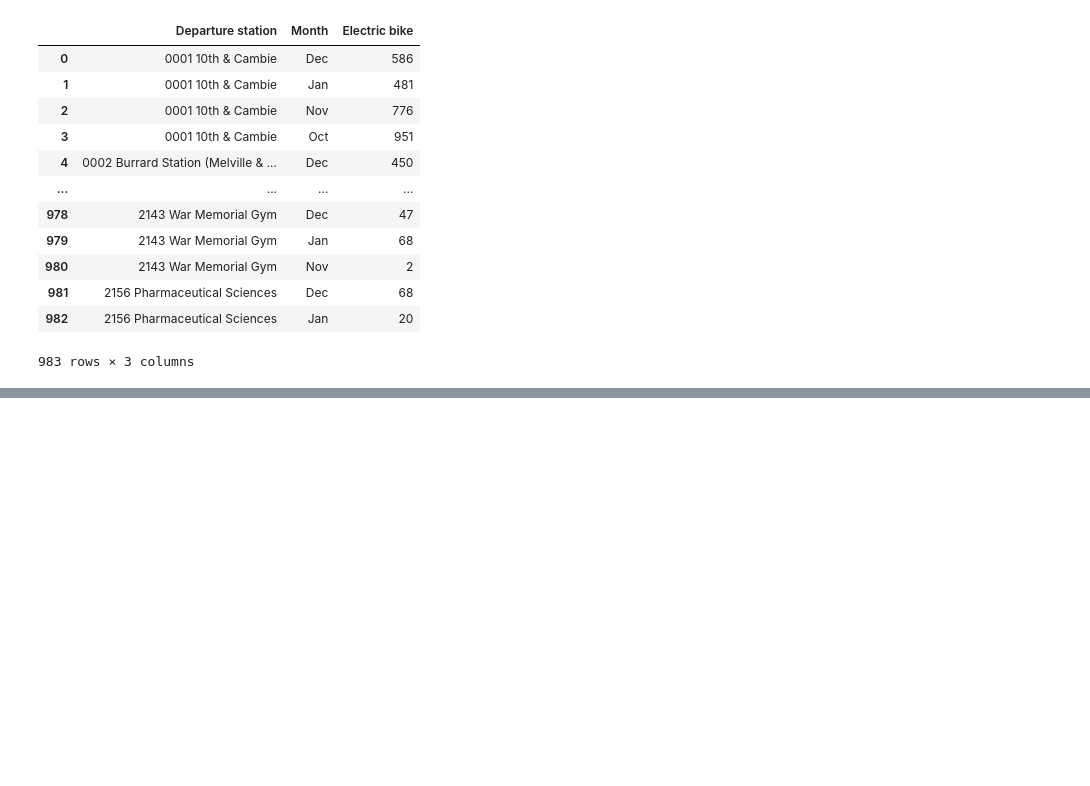
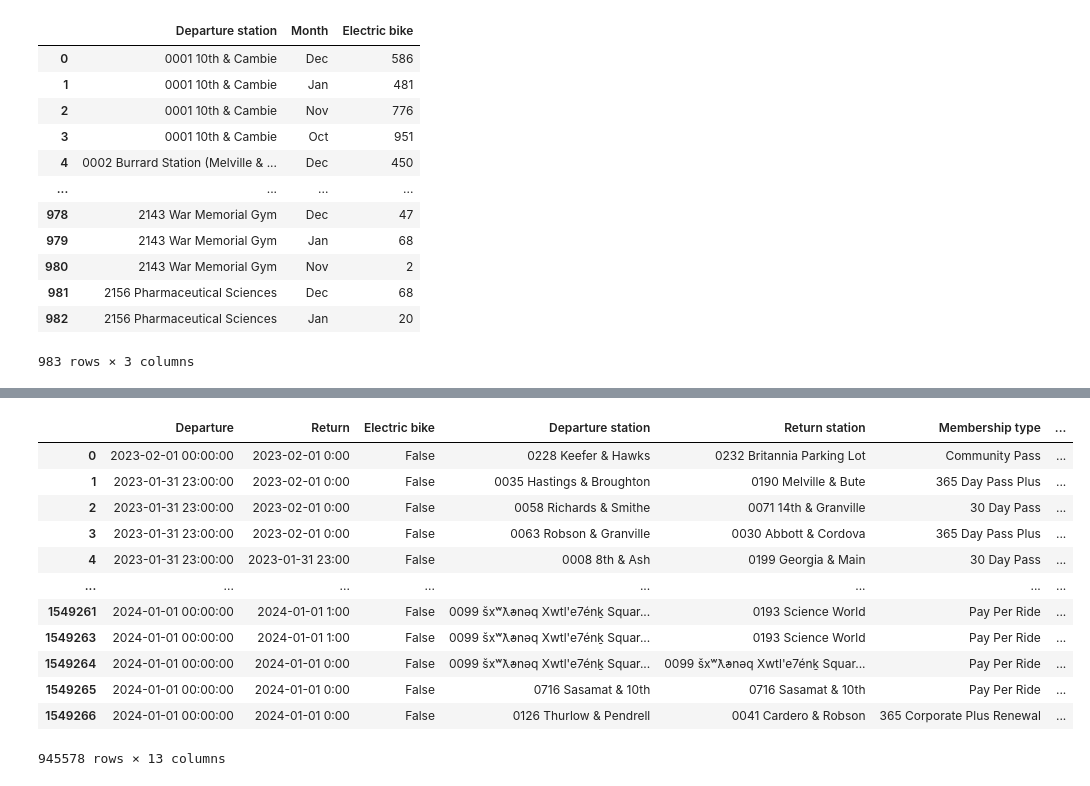
Before and after one commit to nccoutinho/CycleSync-Dashboard, a Jupyter notebook: bikeshare_dashboard/Untitled.ipynb, the cells around one changed output, grey strips where cells are left out. Saved outputs shown, nothing was run; the diff lists cells and outputs as text; code cells hidden in the pictures; blank space fills up the shorter version.

```diff
--- a/bikeshare_dashboard/Untitled.ipynb
+++ b/bikeshare_dashboard/Untitled.ipynb
@@ -926,0 +936,16 @@ combined_df['Month'] = combined_df['Month'].apply(lambda x: calendar.month_abbr[
+# %%
+combined_df[combined_df['Electric bike'] == False]
+# %% [output]
+|  | Departure | Return | Electric bike | Departure station | Return station | Membership type | ... |
+| 0 | 2023-02-01 00:00:00 | 2023-02-01 0:00 | False | 0228 Keefer & Hawks | 0232 Britannia Parking Lot | Community Pass | ... |
+| 1 | 2023-01-31 23:00:00 | 2023-02-01 0:00 | False | 0035 Hastings & Broughton | 0190 Melville & Bute | 365 Day Pass Plus | ... |
+| 2 | 2023-01-31 23:00:00 | 2023-02-01 0:00 | False | 0058 Richards & Smithe | 0071 14th & Granville | 30 Day Pass | ... |
+| 3 | 2023-01-31 23:00:00 | 2023-02-01 0:00 | False | 0063 Robson & Granville | 0030 Abbott & Cordova | 365 Day Pass Plus | ... |
+| 4 | 2023-01-31 23:00:00 | 2023-01-31 23:00 | False | 0008 8th & Ash | 0199 Georgia & Main | 30 Day Pass | ... |
+| ... | ... | ... | ... | ... | ... | ... | ... |
+| 1549261 | 2024-01-01 00:00:00 | 2024-01-01 1:00 | False | 0099 šxʷƛ̓ənəq Xwtl'e7énḵ Squar... | 0193 Science World | Pay Per Ride | ... |
+| 1549263 | 2024-01-01 00:00:00 | 2024-01-01 1:00 | False | 0099 šxʷƛ̓ənəq Xwtl'e7énḵ Squar... | 0193 Science World | Pay Per Ride | ... |
+| 1549264 | 2024-01-01 00:00:00 | 2024-01-01 0:00 | False | 0099 šxʷƛ̓ənəq Xwtl'e7énḵ Squar... | 0099 šxʷƛ̓ənəq Xwtl'e7énḵ Squar... | Pay Per Ride | ... |
+| 1549265 | 2024-01-01 00:00:00 | 2024-01-01 0:00 | False | 0716 Sasamat & 10th | 0716 Sasamat & 10th | Pay Per Ride | ... |
+| 1549266 | 2024-01-01 00:00:00 | 2024-01-01 0:00 | False | 0126 Thurlow & Pendrell | 0041 Cardero & Robson | 365 Corporate Plus Renewal | ... |
+945578 rows × 13 columns
```
Also changed, not shown: parts of 11 cells of this notebook, 1 other file.
